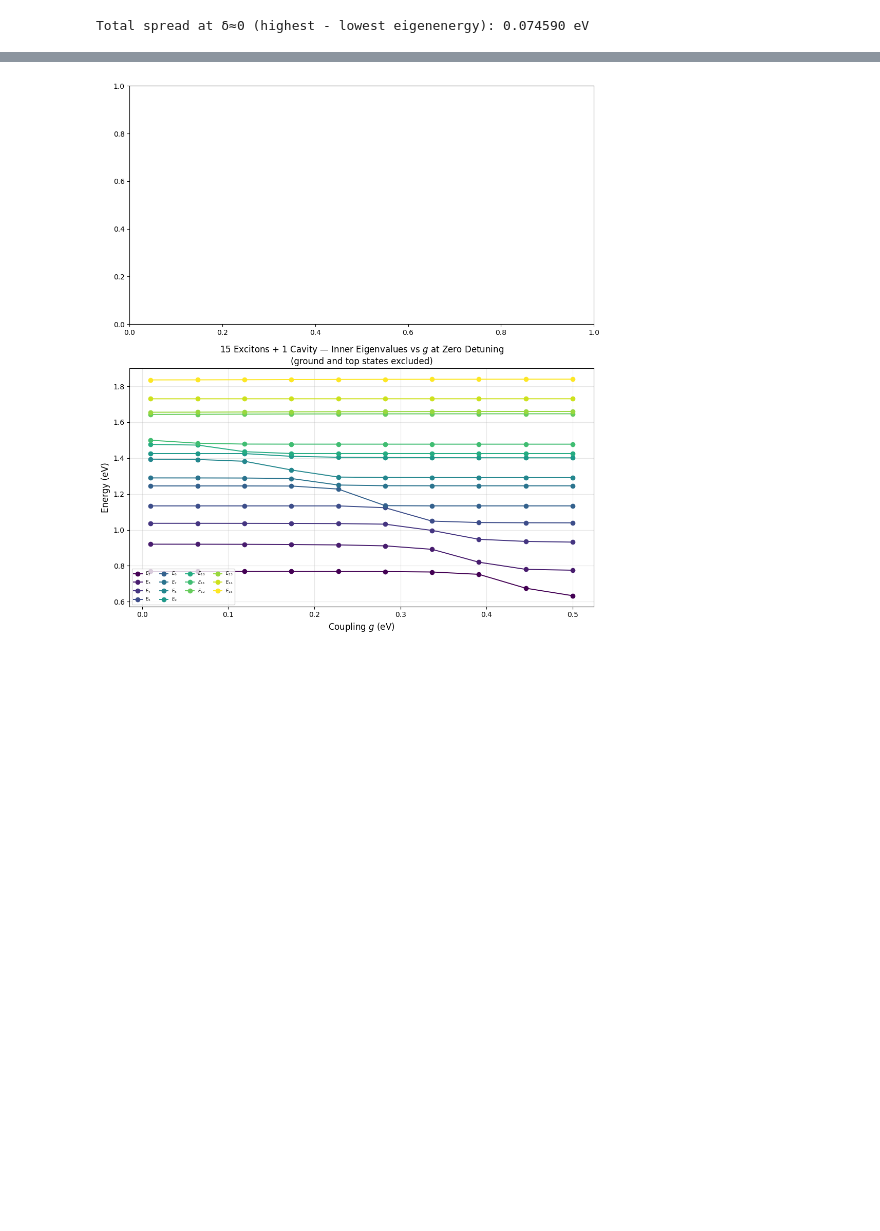
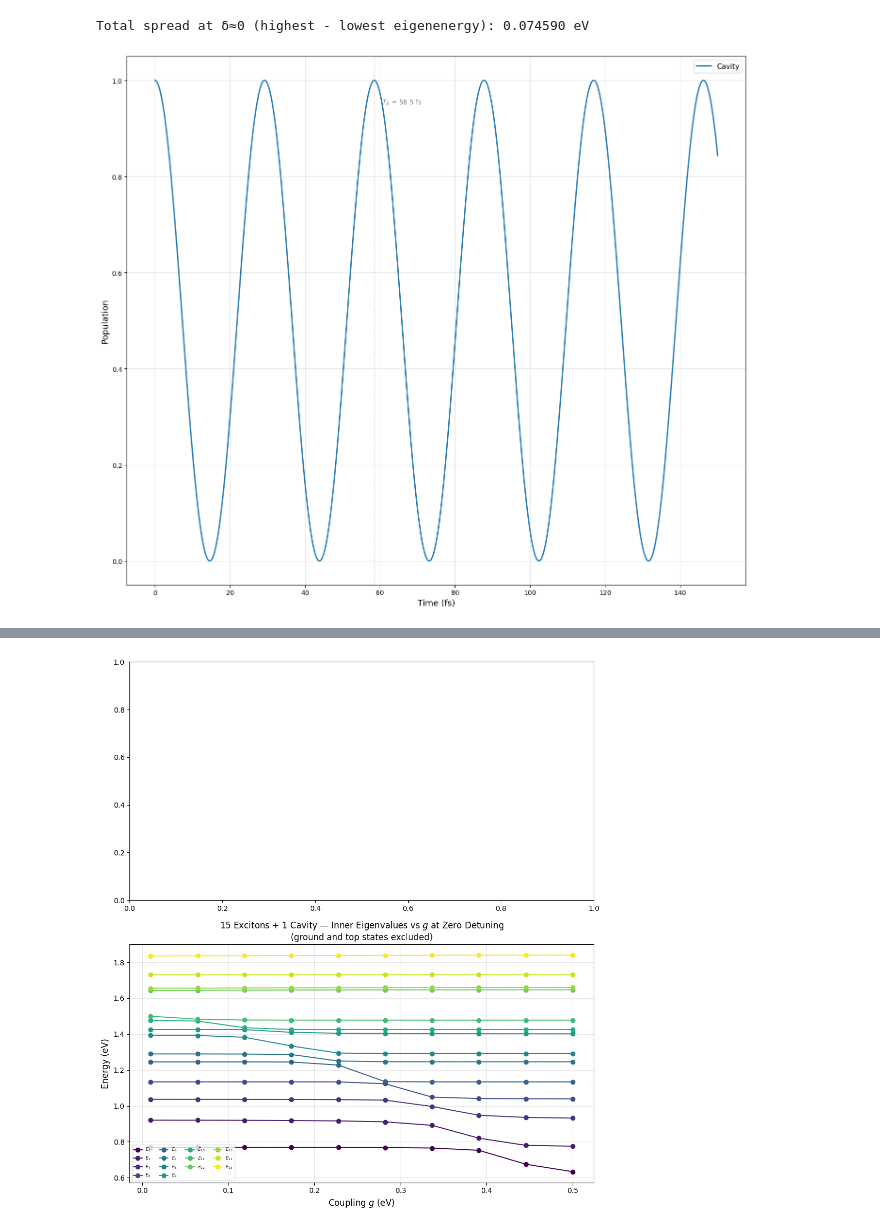
Before and after one commit to SameerD-phys/thermalized_bipolaritons, a Jupyter notebook: scripts/learning.ipynb, the cells around one changed output, grey strips where cells are left out. Saved outputs shown, nothing was run; the diff lists cells and outputs as text; code cells hidden in the pictures; blank space fills up the shorter version.

```diff
--- a/scripts/learning.ipynb
+++ b/scripts/learning.ipynb
@@ -357,6 +364,61 @@ print(f"Total spread at δ≈0 (highest - lowest eigenenergy): {splitting:.6f} e
 # %% [output]
 [figure]
 Total spread at δ≈0 (highest - lowest eigenenergy): 0.074590 eV
+# %%
+import numpy as np
+import matplotlib.pyplot as plt
+
+# --- Parameters ---
+Ebar = 1.50
+g    = 0.05
+hbar = 0.6582   # eV·fs
+
+dE = 0.0
+EC = Ebar - dE/2
+EX = Ebar + dE/2
+
+# --- Hamiltonian: {cavity, exciton1, exciton2} ---
+H = np.array([
+    [EC,  g,   g  ],
+    [g,   EX,  0.0],
+    [g,   0.0, EX ],
+])
+
+eigvals, eigvecs = np.linalg.eigh(H)
+
+# --- Time evolution ---
+t    = np.linspace(0, 150, 500)
+psi0 = np.array([1.0, 0.0, 0.0], dtype=complex)
+
+coeffs = eigvecs.conj().T @ psi0                      # shape (3,)
+phases = np.exp(-1j * np.outer(eigvals, t) / hbar)    # shape (3, len(t))
+psi_t  = eigvecs @ (coeffs[:, None] * phases)         # shape (3, len(t))
+
+# --- Populations ---
+P_cavity = np.abs(psi_t[0])**2
+P_X1     = np.abs(psi_t[1])**2
+P_X2     = np.abs(psi_t[2])**2
+P_bright = P_X1 + P_X2
+
+# --- Plot ---
+fig, ax = plt.subplots(figsize=(14, 12))
+ax.plot(t, P_cavity, label="Cavity",          linewidth=2)
+# ax.plot(t, P_bright, label="Exciton (total)", linewidth=2, linestyle='--')
+
+omega_rabi = np.sqrt(2) * g / hbar
+T_rabi     = 2 * np.pi / omega_rabi
+ax.axvline(T_rabi, color='gray', linestyle=':', linewidth=1)
+ax.text(T_rabi + 2, 0.95, f'$T_R$ = {T_rabi:.1f} fs', fontsize=10, color='gray')
+
+ax.set_xlabel("Time (fs)", fontsize=13)
+ax.set_ylabel("Population", fontsize=13)
+ax.legend(fontsize=11)
+ax.set_ylim(-0.05, 1.05)
+ax.grid(True, alpha=0.3)
+plt.tight_layout()
+plt.show()
+# %% [output]
+[figure, added]
 # %%
 import numpy as np
 import matplotlib.pyplot as plt
```
Also changed, not shown: parts of 5 cells of this notebook, 8 other files.
